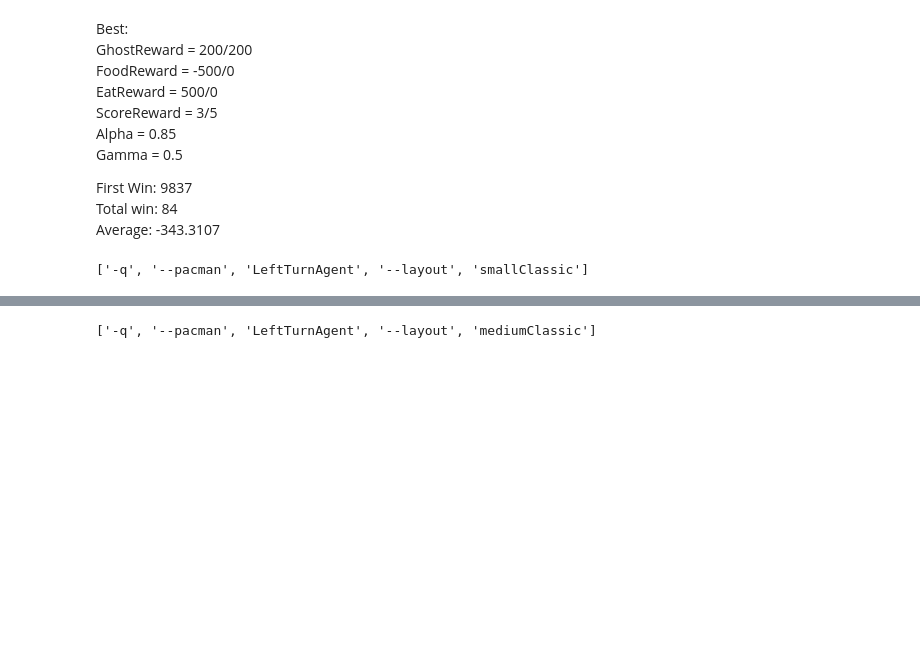
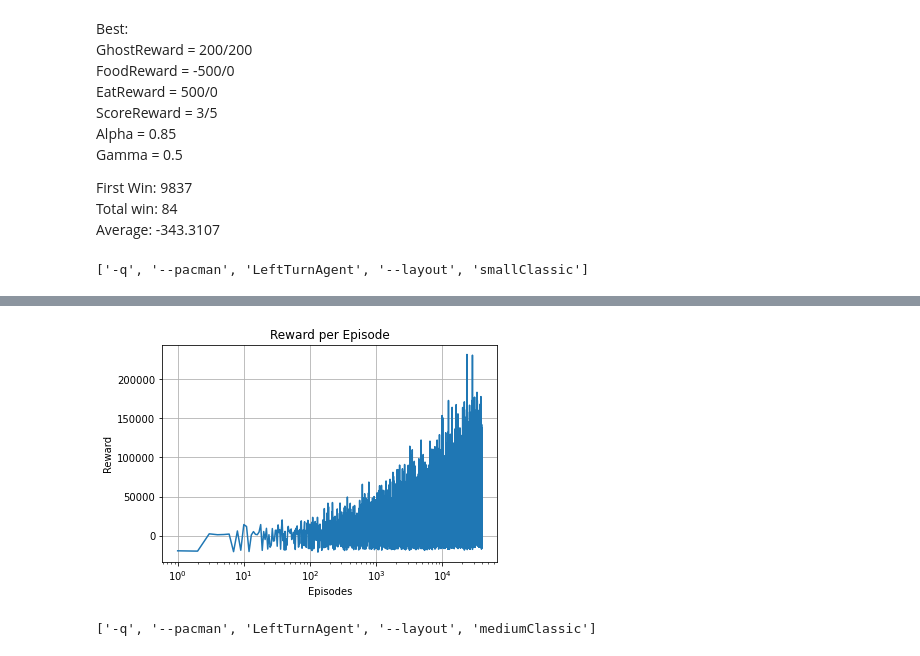
Before and after one commit to batataazul/projects_MachineLearning, a Jupyter notebook: project3_ra214129_ra216179/notebooks/RL.ipynb, the cells around one changed output, grey strips where cells are left out. Cells and saved outputs as stored; diff of their text form; code cells hidden in the pictures; blank space fills up the shorter version.

```diff
--- a/project3_ra214129_ra216179/notebooks/RL.ipynb
+++ b/project3_ra214129_ra216179/notebooks/RL.ipynb
@@ -276,3 +323,7 @@ print(summ/k)
+# %%
+plotGraph(episodes,agente.rewards,"Reward per Episode","Episodes","Reward")
+# %% [output]
+[figure, added]
 # %%
 argsM = readCommand(["-q", "--pacman", "LeftTurnAgent","--layout","mediumClassic"])
 # %% [output]
```
Also changed, not shown: parts of 41 cells of this notebook, 2 other files.
